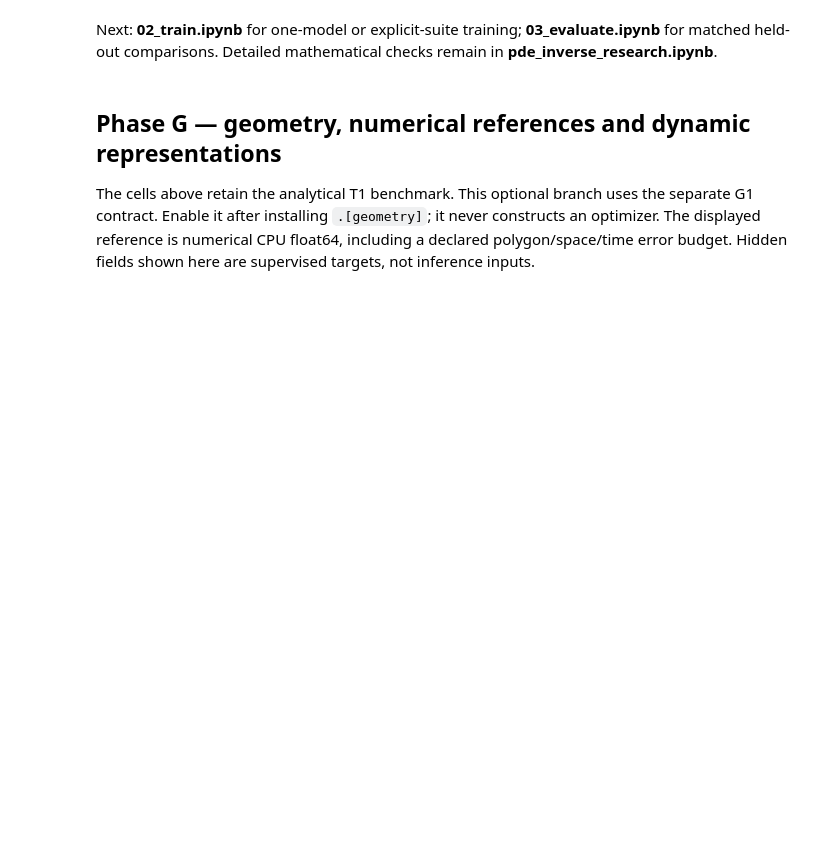
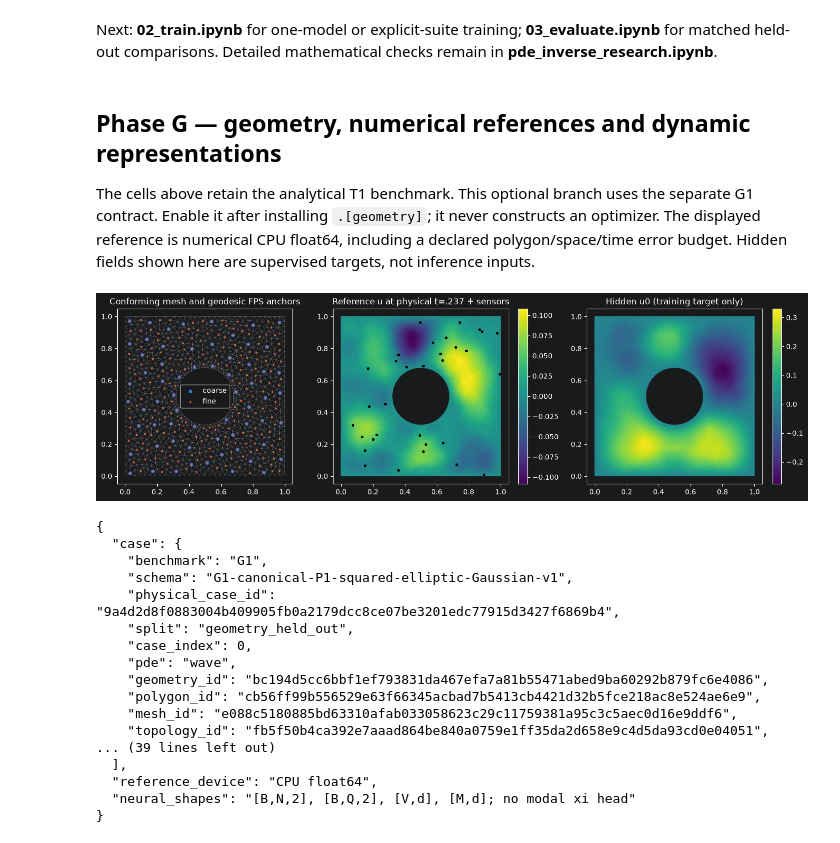
Before and after one commit to NiciiA/PDEep, a Jupyter notebook: notebooks/01_explore.ipynb, the cells around one changed output. Cells and saved outputs as stored; diff of their text form; code cells hidden in the pictures; blank space fills up the shorter version.

```diff
--- a/notebooks/01_explore.ipynb
+++ b/notebooks/01_explore.ipynb
@@ -157,0 +148,28 @@ else:
+# %%
+EXPLORE_GEOMETRY = True
+if EXPLORE_GEOMETRY:
+    from pdeep.geometric.workflows import explore
+    GEO_CASE, GEO_SENSORS, GEO_FIGURE, GEO_SUMMARY = explore(ROOT / "reports", pde="wave", split="geometry_held_out", index=0)
+    display(GEO_FIGURE); plt.close(GEO_FIGURE)
+    print(json.dumps(GEO_SUMMARY, indent=2))
+else:
+    print("Opt-in G1 geometry example disabled; no extra installation or calibration.")
+# %% [output]
+[figure, added]
+{
+  "case": {
+    "benchmark": "G1",
+    "schema": "G1-canonical-P1-squared-elliptic-Gaussian-v1",
+    "physical_case_id": "9a4d2d8f0883004b409905fb0a2179dcc8ce07be3201edc77915d3427f6869b4",
+    "split": "geometry_held_out",
+    "case_index": 0,
+    "pde": "wave",
+    "geometry_id": "bc194d5cc6bbf1ef793831da467efa7a81b55471abed9ba60292b879fc6e4086",
+    "polygon_id": "cb56ff99b556529e63f66345acbad7b5413cb4421d32b5fce218ac8e524ae6e9",
+    "mesh_id": "e088c5180885bd63310afab033058623c29c11759381a95c3c5aec0d16e9ddf6",
+    "topology_id": "fb5f50b4ca392e7aaad864be840a0759e1ff35da2d658e9c4d5da93cd0e04051",
+... (39 lines left out)
+  ],
+  "reference_device": "CPU float64",
+  "neural_shapes": "[B,N,2], [B,Q,2], [V,d], [M,d]; no modal xi head"
+}
```
Also changed, not shown: parts of 6 cells of this notebook.
